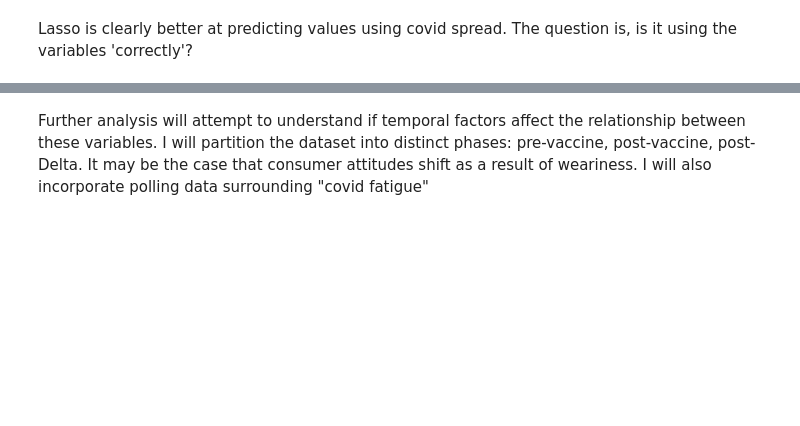
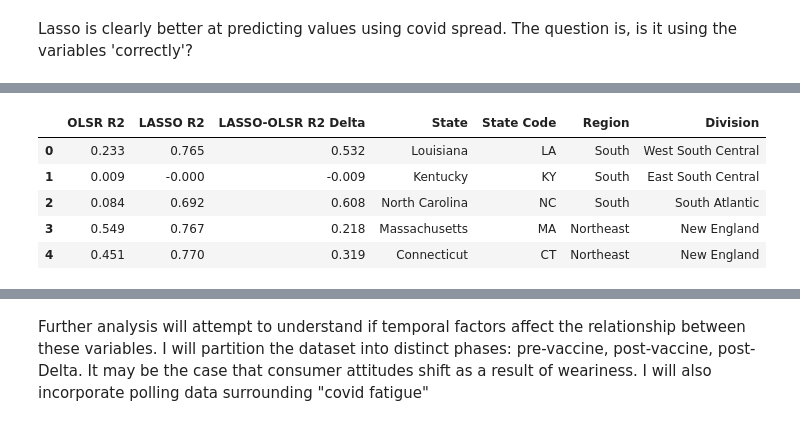
Before and after one commit to cjohnsoncruz/covid_spread_and_business_revenue, a Jupyter notebook: Quantifying_how_Covid_Case_Rates_affect_Business_Revenue.ipynb, the cells around one changed output, grey strips where cells are left out. Saved outputs shown, nothing was run; the diff lists cells and outputs as text; code cells hidden in the pictures; blank space fills up the shorter version.

```diff
--- a/Quantifying_how_Covid_Case_Rates_affect_Business_Revenue.ipynb
+++ b/Quantifying_how_Covid_Case_Rates_affect_Business_Revenue.ipynb
@@ -323,0 +319,17 @@ Lasso is clearly better at predicting values using covid spread. The question is
+# %%
+#geographical interpretation
+#import CSV of all states
+states_by_region = 'https://raw.githubusercontent.com/cphalpert/census-regions/master/us%20census%20bureau%20regions%20and%20divisions.csv'
+allstates_df = pd.read_csv(states_by_region)
+allstates_df= allstates_df.drop(allstates_df.index[7]).copy()
+allstates_df.head()
+
+df_model_performance_by_state = pd.merge(df_model_performance_by_state, allstates_df, left_on = 'State Name', right_on = 'State').drop(axis = 1, labels = ('State Name'))
+df_model_performance_by_state.head()
+# %% [output]
+|  | OLSR R2 | LASSO R2 | LASSO-OLSR R2 Delta | State | State Code | Region | Division |
+| 0 | 0.233 | 0.765 | 0.532 | Louisiana | LA | South | West South Central |
+| 1 | 0.009 | -0.000 | -0.009 | Kentucky | KY | South | East South Central |
+| 2 | 0.084 | 0.692 | 0.608 | North Carolina | NC | South | South Atlantic |
+| 3 | 0.549 | 0.767 | 0.218 | Massachusetts | MA | Northeast | New England |
+| 4 | 0.451 | 0.770 | 0.319 | Connecticut | CT | Northeast | New England |
```
Also changed, not shown: parts of 11 cells of this notebook.
